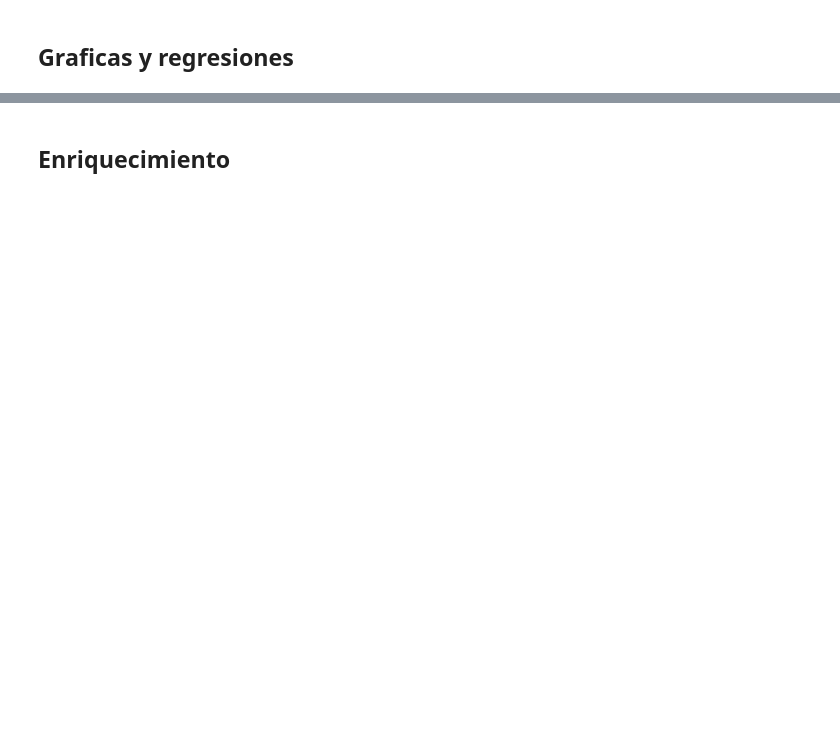
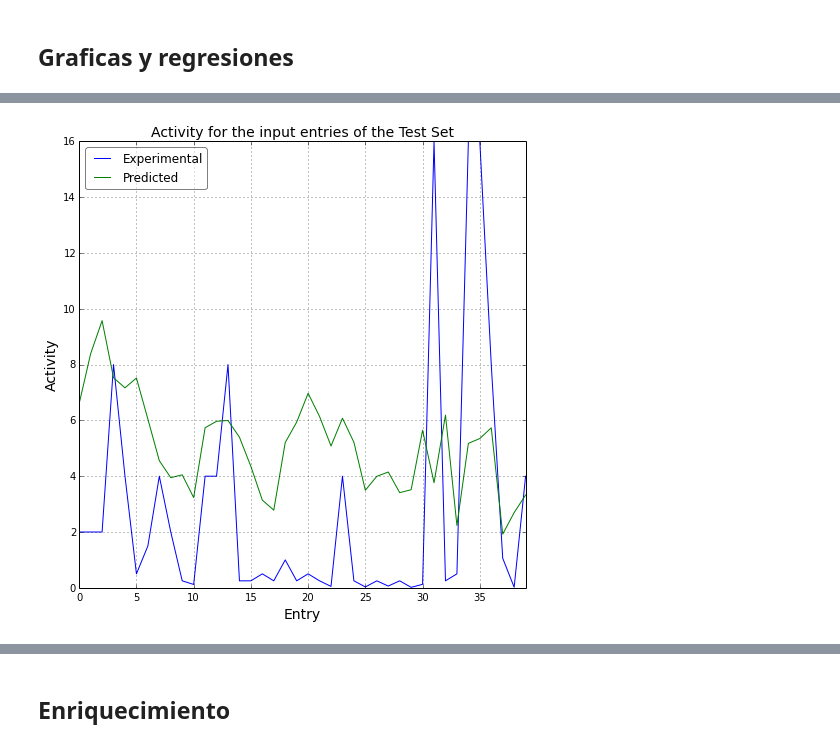
Before and after one commit to cebasfu93/CODE, a Jupyter notebook: CODE.ipynb, the cells around one changed output, grey strips where cells are left out. Saved outputs shown, nothing was run; the diff lists cells and outputs as text; code cells hidden in the pictures; blank space fills up the shorter version.

```diff
--- a/CODE.ipynb
+++ b/CODE.ipynb
@@ -171,15 +189,20 @@ savefig(Nombre + '/ActTrainSetPredExp.png')
 # %%
 #Grafica la actividad predicha y experimental del Test Set en funcion de la entrada
 figure(figsize=(8,8)); hold=True
 plot(mic_test, label='Experimental')
 plot(modelo(matriz_propiedades_test, parametros_sin_error), label='Predicted')
 legend(fancybox=True, loc=2).get_frame().set_alpha(0.5)
 title('Activity for the input entries of the Test Set', fontsize=tamano)
 xlabel('Entry', fontsize=tamano)
 ylabel('Activity', fontsize=tamano)
 xlim(0,len(filasTest)-1)
 grid()
 savefig(Nombre + '/ActTestSet.png')
+
+#
+show()
+# %% [output]
+[figure, added]
 # %%
 regre_test = stats.linregress(mic_test, modelo(matriz_propiedades_test, parametros_sin_error))
 p_test=arange(min(mic_test), max(mic_test), 0.01)
```
Also changed, not shown: parts of 13 cells of this notebook, 12 other files.
